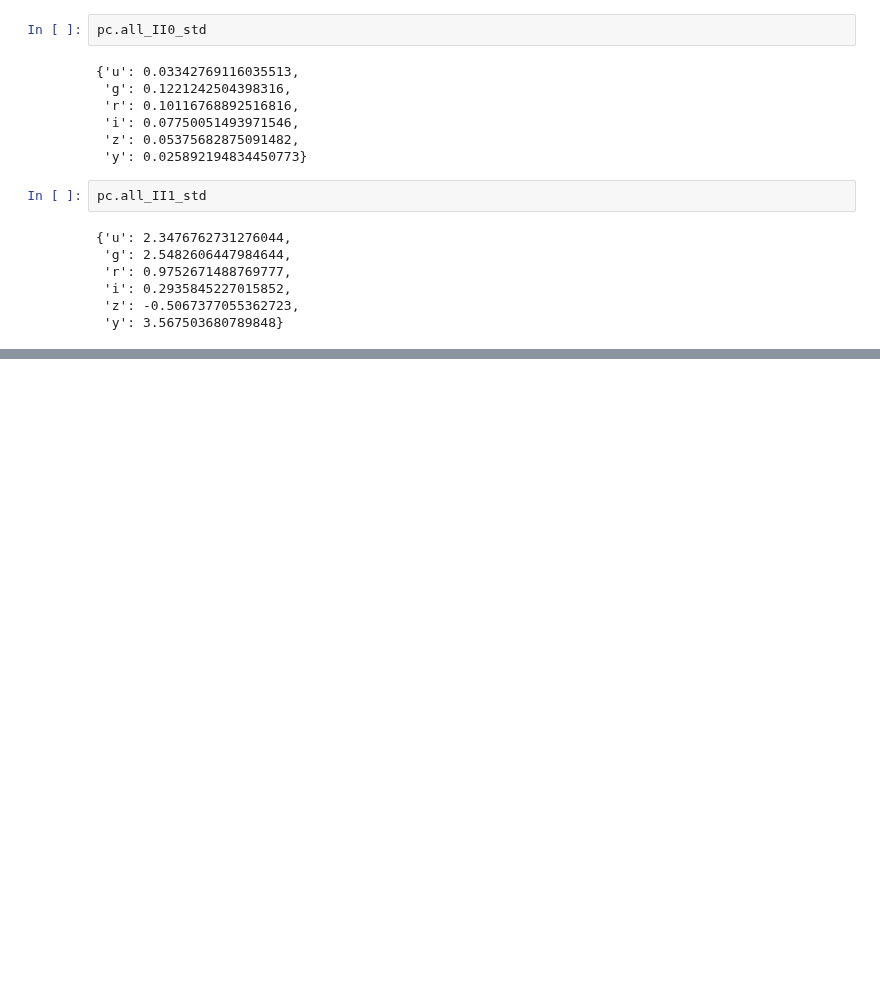
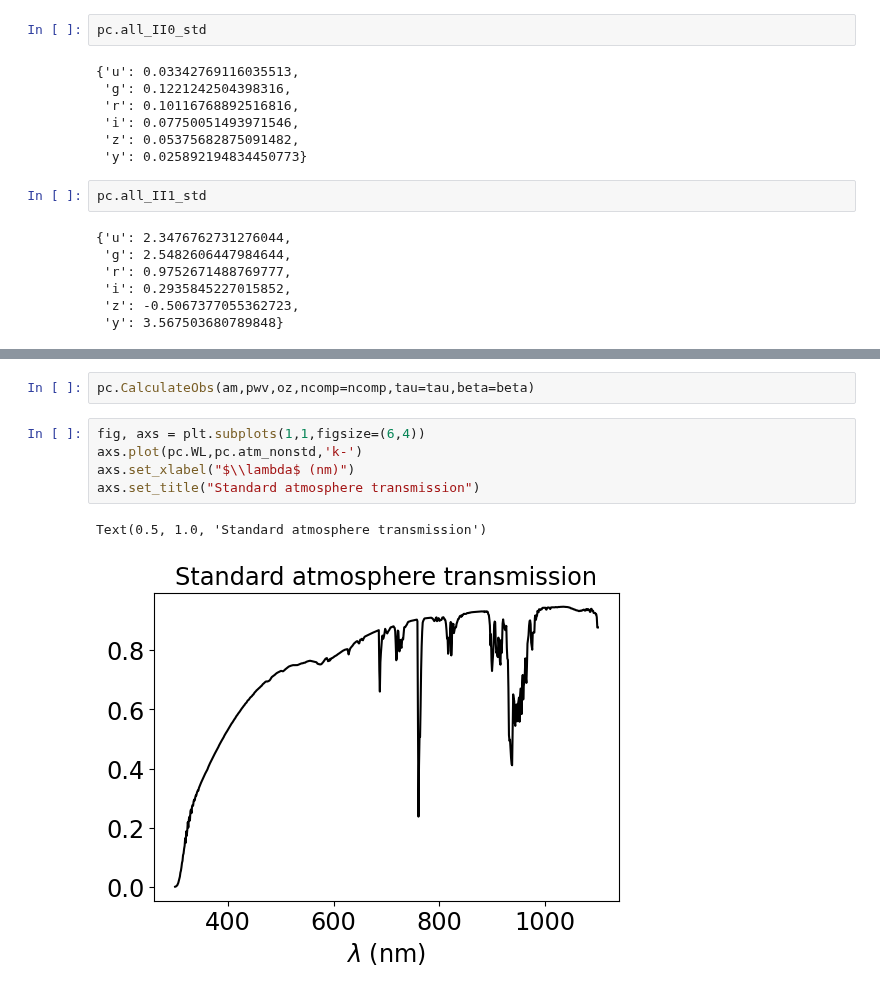
Before and after one commit to sylvielsstfr/RubinLSSTPhotometricCorrTuto, a Jupyter notebook: notebooks/02_PhotometricCorrections/Test_PhotomCorrections.ipynb, the cells around one changed output, grey strips where cells are left out. Cells and saved outputs as stored; diff of their text form; blank space fills up the shorter version.

```diff
--- a/notebooks/02_PhotometricCorrections/Test_PhotomCorrections.ipynb
+++ b/notebooks/02_PhotometricCorrections/Test_PhotomCorrections.ipynb
@@ -144,0 +152,10 @@ pc.all_II1_std
+# %%
+pc.CalculateObs(am,pwv,oz,ncomp=ncomp,tau=tau,beta=beta)
+# %%
+fig, axs = plt.subplots(1,1,figsize=(6,4))
+axs.plot(pc.WL,pc.atm_nonstd,'k-')
+axs.set_xlabel("$\\lambda$ (nm)")
+axs.set_title("Standard atmosphere transmission")
+# %% [output]
+Text(0.5, 1.0, 'Standard atmosphere transmission')
+[figure, added]
```
Also changed, not shown: parts of 7 cells of this notebook, 2 other files.
